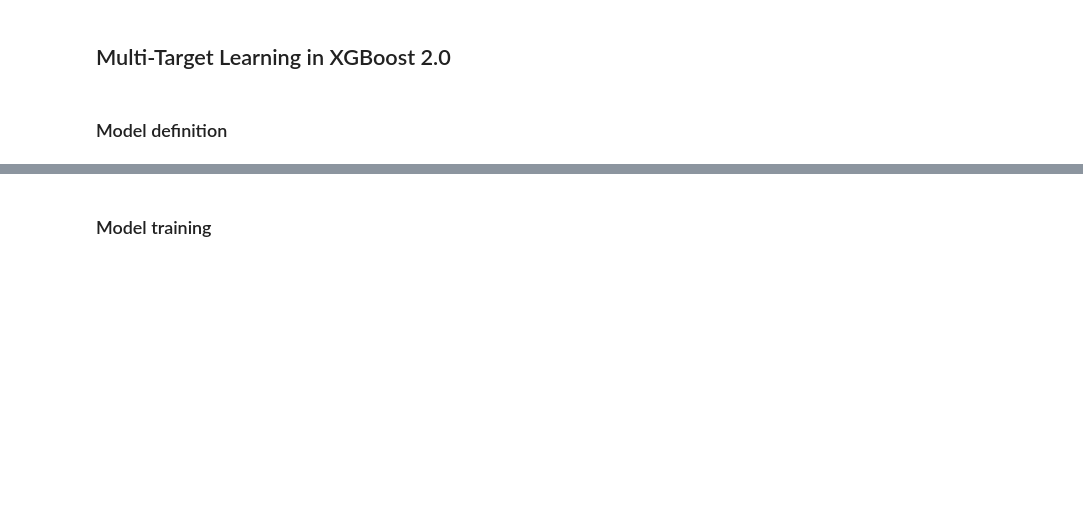
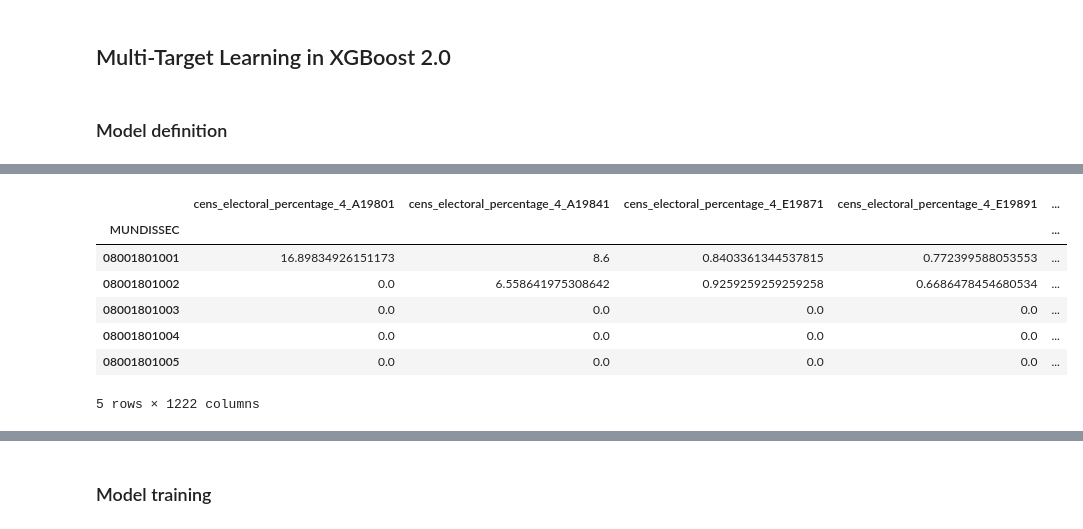
Before and after one commit to guillempla/catalan-elections-forecasting, a Jupyter notebook: src/study_data/create-simple-model.ipynb, the cells around one changed output, grey strips where cells are left out. Cells and saved outputs as stored; diff of their text form; code cells hidden in the pictures; blank space fills up the shorter version.

```diff
--- a/src/study_data/create-simple-model.ipynb
+++ b/src/study_data/create-simple-model.ipynb
@@ -307,0 +445,11 @@ Name: proportion, dtype: float64
+# %%
+df_filtered.head()
+# %% [output]
+|  | cens_electoral_percentage_4_A19801 | cens_electoral_percentage_4_A19841 | cens_electoral_percentage_4_E19871 | cens_electoral_percentage_4_E19891 | ... |
+| MUNDISSEC |  |  |  |  | ... |
+| 08001801001 | 16.89834926151173 | 8.6 | 0.8403361344537815 | 0.772399588053553 | ... |
+| 08001801002 | 0.0 | 6.558641975308642 | 0.9259259259259258 | 0.6686478454680534 | ... |
+| 08001801003 | 0.0 | 0.0 | 0.0 | 0.0 | ... |
+| 08001801004 | 0.0 | 0.0 | 0.0 | 0.0 | ... |
+| 08001801005 | 0.0 | 0.0 | 0.0 | 0.0 | ... |
+5 rows × 1222 columns
```
Also changed, not shown: parts of 25 cells of this notebook.
